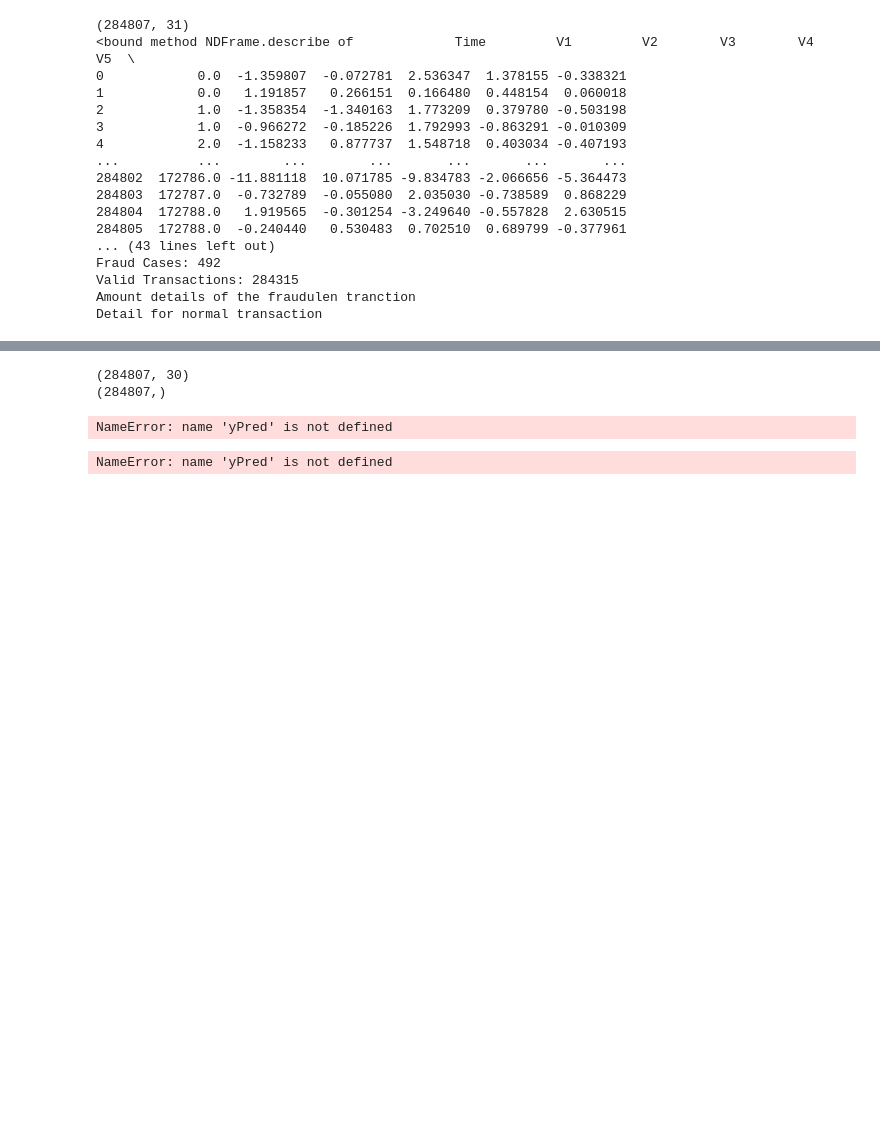
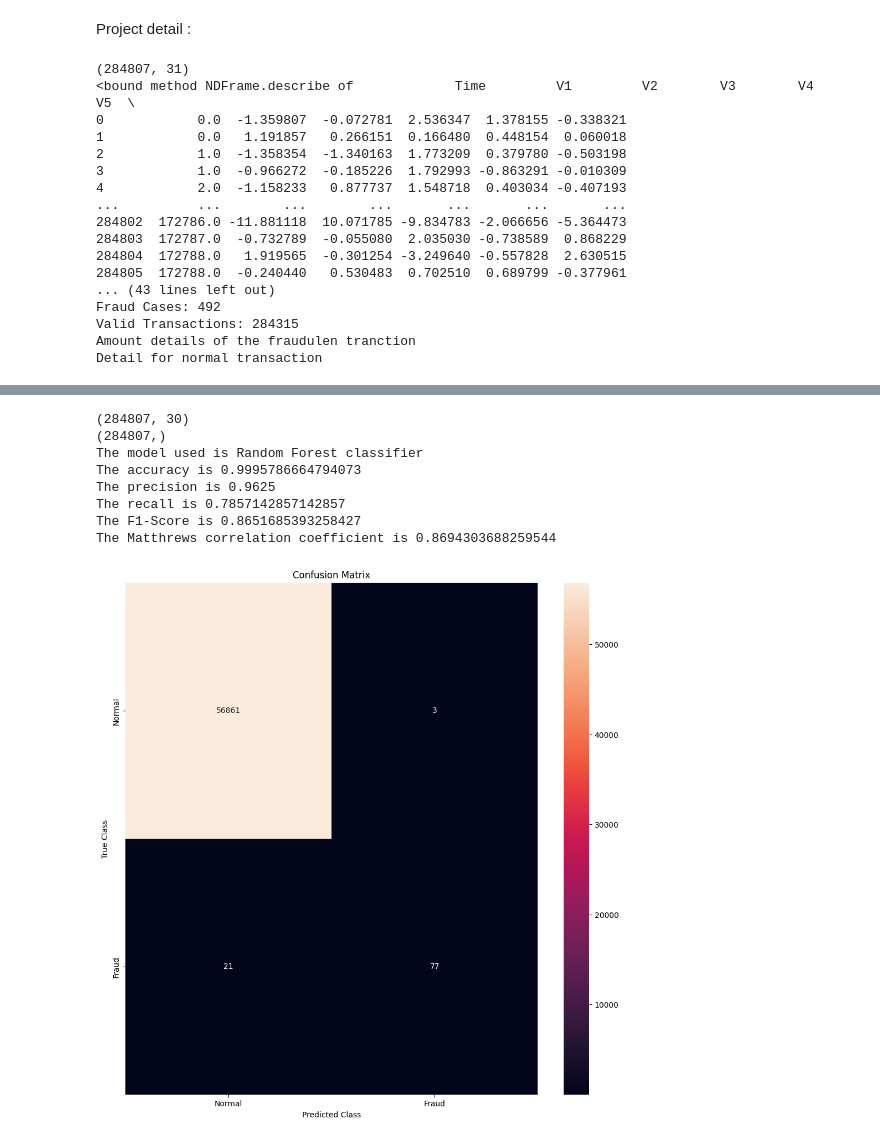
Before and after one commit to ritu-yadav/Credit-Card-Fraud-Detection, a Jupyter notebook: Credit_Card_Fraud_Detection.ipynb, the cells around one changed output, grey strips where cells are left out. Cells and saved outputs as stored; diff of their text form; code cells hidden in the pictures; blank space fills up the shorter version.

```diff
--- a/Credit_Card_Fraud_Detection.ipynb
+++ b/Credit_Card_Fraud_Detection.ipynb
@@ -1,6 +1,9 @@
 # %% [markdown]
 <a href="https://colab.research.google.com/github/ritu-yadav/Credit-Card-Fraud-Detection/blob/main/Credit_Card_Fraud_Detection.ipynb" target="_parent"><img src="https://colab.research.google.com/assets/colab-badge.svg" alt="Open In Colab"/></a>
+# %% [markdown]
+Project detail :
 # %%
+
 import numpy as np
 import pandas as pd
 import matplotlib.pyplot as plt
@@ -43,8 +46,8 @@ xTrain,xTest,yTrain,yTest = train_test_split(xData,yData,test_size=0.2,random_st
 
 from sklearn.ensemble import RandomForestClassifier
 rfc = RandomForestClassifier()
-rfc.fit(xTrain,yTrain)
-ypred =rfc.predict(xTest)
+rfc.fit(xTrain, yTrain)
+yPred =rfc.predict(xTest)
 
 from sklearn.metrics import classification_report,accuracy_score
 from sklearn.metrics import precision_score,recall_score
@@ -58,7 +61,7 @@ print("The model used is Random Forest classifier")
 acc= accuracy_score(yTest,yPred)
 print("The accuracy is {}".format(acc))
 
-prec =precisison_score(yTest,yPred)
+prec =precision_score(yTest,yPred)
 print("The precision is {}".format(prec))
 
 rec = recall_score(yTest,yPred)
@@ -67,47 +70,42 @@ print("The recall is {}".format(rec))
 f1= f1_score(yTest,yPred)
 print("The F1-Score is {}".format(f1))
 
-MCC = matthrews_corrcoef(yTest,yPred)
+MCC = matthews_corrcoef(yTest,yPred)
 print("The Matthrews correlation coefficient is {}".format(MCC))
 
 LABELS = ['Normal','Fraud']
 conf_matrix = confusion_matrix(yTest,yPred)
 plt.figure(figsize=(12,12))
 sns.heatmap(conf_matrix,xticklabels=LABELS,yticklabels=LABELS,annot=True,fmt="d")
 plt.title("Confusion Matrix")
 plt.ylabel("True Class")
 plt.xlabel("Predicted Class")
 plt.show()
 # %% [output]
 (284807, 31)
 <bound method NDFrame.describe of             Time         V1         V2        V3        V4        V5  \
 0            0.0  -1.359807  -0.072781  2.536347  1.378155 -0.338321
 1            0.0   1.191857   0.266151  0.166480  0.448154  0.060018
 2            1.0  -1.358354  -1.340163  1.773209  0.379780 -0.503198
 3            1.0  -0.966272  -0.185226  1.792993 -0.863291 -0.010309
 4            2.0  -1.158233   0.877737  1.548718  0.403034 -0.407193
 ...          ...        ...        ...       ...       ...       ...
 284802  172786.0 -11.881118  10.071785 -9.834783 -2.066656 -5.364473
 284803  172787.0  -0.732789  -0.055080  2.035030 -0.738589  0.868229
 284804  172788.0   1.919565  -0.301254 -3.249640 -0.557828  2.630515
 284805  172788.0  -0.240440   0.530483  0.702510  0.689799 -0.377961
 ... (43 lines left out)
 Fraud Cases: 492
 Valid Transactions: 284315
 Amount details of the fraudulen tranction
 Detail for normal transaction
 [figure]
 (284807, 30)
 (284807,)
+The model used is Random Forest classifier
+The accuracy is 0.9995786664794073
+The precision is 0.9625
+The recall is 0.7857142857142857
+The F1-Score is 0.8651685393258427
+The Matthrews correlation coefficient is 0.8694303688259544
-NameError: name 'yPred' is not defined
+[figure, added]
-# %%
-LABELS = ['Normal','Fraud']
-conf_matrix = confusion_matrix(yTest,yPred)
-plt.figure(figsize=(12,12))
-sns.heatmap(conf_matrix,xticklabels=LABELS,yticklabels=LABELS,annot=True,fmt="d")
-plt.title("Confusion Matrix")
-plt.ylabel("True Class")
-plt.xlabel("Predicted Class")
-plt.show()
-# %% [output]
-NameError: name 'yPred' is not defined
```
